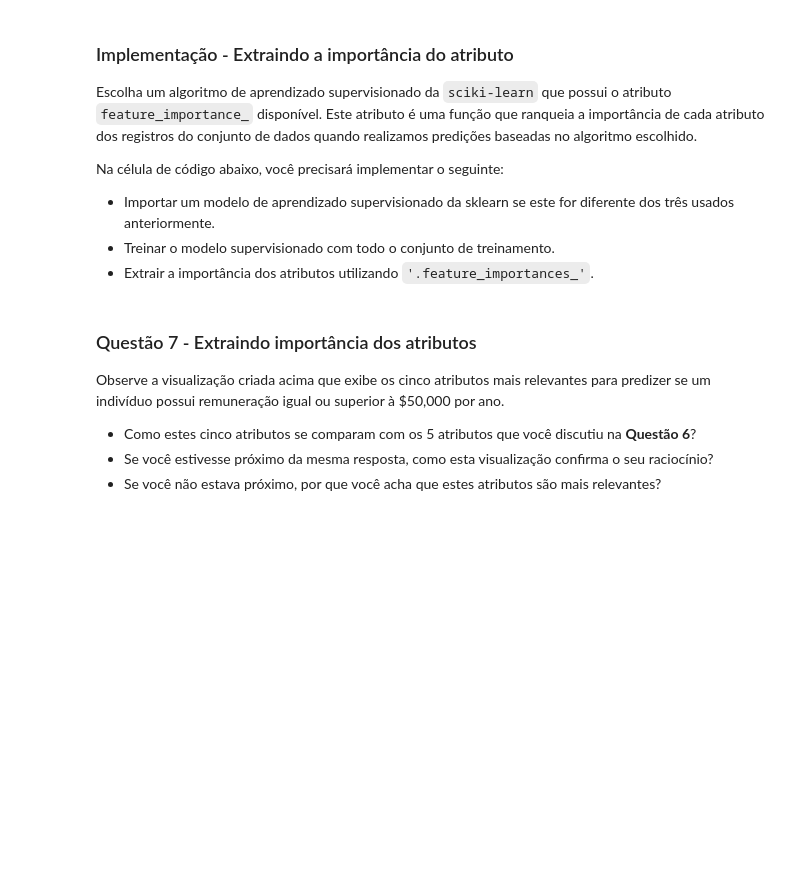
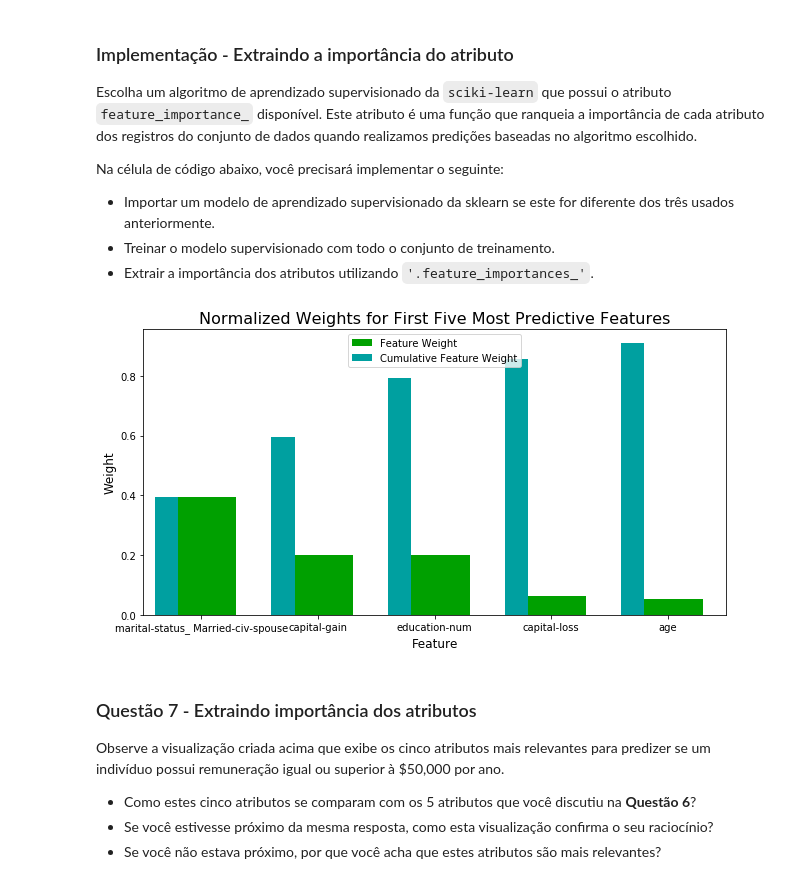
Before and after one commit to joaopaulopbjp/finding_donors, a Jupyter notebook: finding_donors_PT.ipynb, the cells around one changed output. Drawn from its saved outputs; the diff is of its cells as text; code cells hidden in the pictures; blank space fills up the shorter version.

```diff
--- a/finding_donors_PT.ipynb
+++ b/finding_donors_PT.ipynb
@@ -552,22 +555,25 @@ Refine o modelo escolhido. Utilize uma busca grid (`GridSearchCV`) com pleo meno
 **Nota:** Dependendo do algoritmo escolhido e da lista de parâmetros, a implementação a seguir pode levar algum tempo para executar!
 # %%
 # TODO: Importar 'GridSearchCV', 'make_scorer', e qualquer biblioteca necessária
+from sklearn.model_selection import GridSearchCV
+from sklearn.ensemble import GradientBoostingClassifier
+from sklearn.metrics import fbeta_score, make_scorer
 
 # TODO: Inicializar o classificador
-clf = None
+clf = GradientBoostingClassifier()
 
 # TODO: Criar a lista de parâmetros que você quer otimizar, utilizando um dicionário, caso necessário.
 # HINT: parameters = {'parameter_1': [value1, value2], 'parameter_2': [value1, value2]}
-parameters = None
+parameters = {'n_estimators': [100,800], 'learning_rate': [0.1,8.5],'subsample':[0.1,0.85], 'loss':['deviance','exponential']}
 
 # TODO: Criar um objeto fbeta_score utilizando make_scorer()
-scorer = None
+scorer = make_scorer(fbeta_score, beta=0.5)
 
 # TODO: Realizar uma busca grid no classificador utilizando o 'scorer' como o método de score no GridSearchCV()
-grid_obj = None
+grid_obj = GridSearchCV(clf, parameters, cv=5)
 
 # TODO: Adequar o objeto da busca grid como os dados para treinamento e encontrar os parâmetros ótimos utilizando fit()
-grid_fit = None
+grid_fit = grid_obj.fit(X_train, y_train)
 
 # Recuperar o estimador
 best_clf = grid_fit.best_estimator_
@@ -577,9 +583,9 @@ predictions = (clf.fit(X_train, y_train)).predict(X_test)
 best_predictions = best_clf.predict(X_test)
 
 # Reportar os scores de antes e de depois
-print "Unoptimized model\n------"
-print "Accuracy score on testing data: {:.4f}".format(accuracy_score(y_test, predictions))
-print "F-score on testing data: {:.4f}".format(fbeta_score(y_test, predictions, beta = 0.5))
-print "\nOptimized Model\n------"
-print "Final accuracy score on the testing data: {:.4f}".format(accuracy_score(y_test, best_predictions))
-print "Final F-score on the testing data: {:.4f}".format(fbeta_score(y_test, best_predictions, beta = 0.5))
+print ("Unoptimized model\n------")
+print ("Accuracy score on testing data: {:.4f}".format(accuracy_score(y_test, predictions)))
+print ("F-score on testing data: {:.4f}".format(fbeta_score(y_test, predictions, beta = 0.5)))
+print ("\nOptimized Model\n------")
+print ("Final accuracy score on the testing data: {:.4f}".format(accuracy_score(y_test, best_predictions)))
+print ("Final F-score on the testing data: {:.4f}".format(fbeta_score(y_test, best_predictions, beta = 0.5)))
@@ -623,15 +651,17 @@ Na célula de código abaixo, você precisará implementar o seguinte:
 # %%
 # TODO: Importar um modelo de aprendizado supervisionado que tenha 'feature_importances_'
 
 
 # TODO: Treinar o modelo utilizando o conjunto de treinamento com .fit(X_train, y_train)
 model = None
 
 # TODO: Extrair a importância dos atributos utilizando .feature_importances_
-importances = None
+importances = clf.feature_importances_
 
 # Plotar
 vs.feature_plot(importances, X_train, y_train)
+# %% [output]
+[figure, added]
 # %% [markdown]
 ### Questão 7 - Extraindo importância dos atributos
 
```
Also changed, not shown: parts of 12 cells of this notebook.
